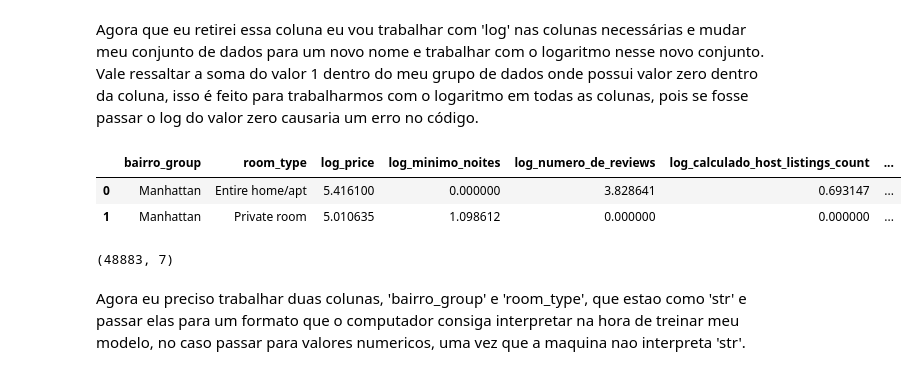
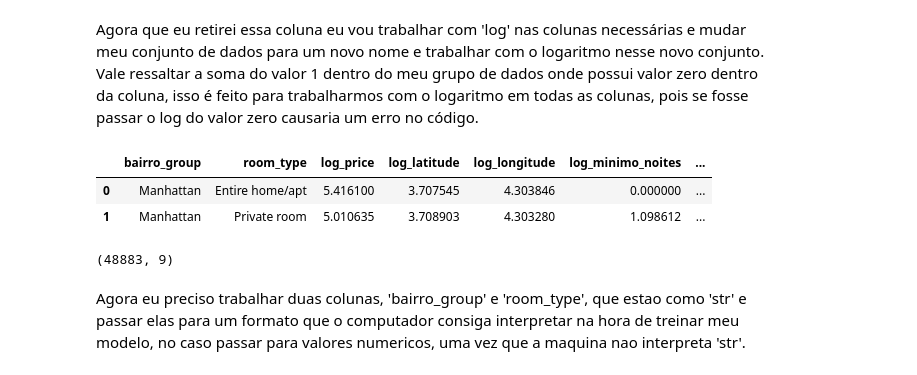
Before and after one commit to FabioDiasRC/LH_CD_fabio_dias, a Jupyter notebook: LH_CD_FABIO_DIAS.ipynb, the cells around one changed output. Saved outputs shown, nothing was run; the diff lists cells and outputs as text; code cells hidden in the pictures.

```diff
--- a/LH_CD_FABIO_DIAS.ipynb
+++ b/LH_CD_FABIO_DIAS.ipynb
@@ -69,3 +85,0 @@ Aqui também vou remover outras colunas, 'id', 'host_id', 'host_name', 'latitude
-# %%
-dados = dados.drop(columns=['id', 'host_id', 'host_name', 'latitude', 'longitude','ultima_review', 'reviews_por_mes'])
-dados.shape
@@ -87,0 +150,3 @@ dados.describe()
+# %%
+dados = dados.drop(columns=['id', 'host_id', 'host_name','ultima_review', 'reviews_por_mes'])
+dados.shape
@@ -423,22 +491,24 @@ dados.head()
 Agora que eu retirei essa coluna eu vou trabalhar com 'log' nas colunas necessárias e mudar meu conjunto de dados para um novo nome e trabalhar com o logaritmo nesse novo conjunto.</br>
 Vale ressaltar a soma do valor 1 dentro do meu grupo de dados onde possui valor zero dentro da coluna, isso é feito para trabalharmos com o logaritmo em todas as colunas, pois se fosse passar o log do valor zero causaria um erro no código.
 # %%
+dados['log_latitude'] = np.log(dados.latitude)
+dados['log_longitude'] = np.log(np.abs(dados['longitude']))
 dados['log_minimo_noites'] = np.log(dados.minimo_noites)
 dados['log_numero_de_reviews'] = np.log(dados.numero_de_reviews + 1)
 dados['log_calculado_host_listings_count'] = np.log(dados.calculado_host_listings_count)
 dados['log_disponibilidade_365'] = np.log(dados.disponibilidade_365 + 1)
 
-dados_log = dados[['bairro_group','room_type','log_price', 'log_minimo_noites', 'log_numero_de_reviews',
+dados_log = dados[['bairro_group','room_type','log_price', 'log_latitude', 'log_longitude', 'log_minimo_noites', 'log_numero_de_reviews',
                    'log_calculado_host_listings_count', 'log_disponibilidade_365']]
 dados_log.head(2)
 # %% [output]
-|  | bairro_group | room_type | log_price | log_minimo_noites | log_numero_de_reviews | log_calculado_host_listings_count | ... |
-| 0 | Manhattan | Entire home/apt | 5.416100 | 0.000000 | 3.828641 | 0.693147 | ... |
-| 1 | Manhattan | Private room | 5.010635 | 1.098612 | 0.000000 | 0.000000 | ... |
+|  | bairro_group | room_type | log_price | log_latitude | log_longitude | log_minimo_noites | ... |
+| 0 | Manhattan | Entire home/apt | 5.416100 | 3.707545 | 4.303846 | 0.000000 | ... |
+| 1 | Manhattan | Private room | 5.010635 | 3.708903 | 4.303280 | 1.098612 | ... |
 # %%
 dados_log.shape
 # %% [output]
-(48883, 7)
+(48883, 9)
 # %% [markdown]
 Agora eu preciso trabalhar duas colunas, 'bairro_group' e 'room_type', que estao como 'str' e passar elas para um formato que o computador consiga interpretar na hora de treinar meu modelo, no caso passar para valores numericos, uma vez que a maquina nao interpreta 'str'.
 # %%
```
Also changed, not shown: parts of 69 cells of this notebook, 2 other files.
